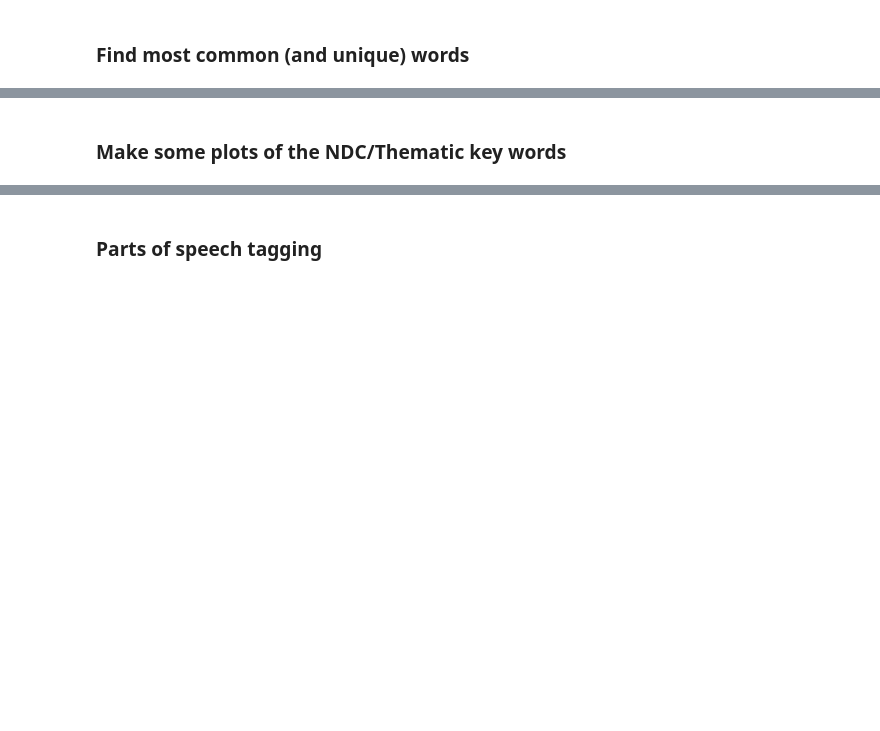
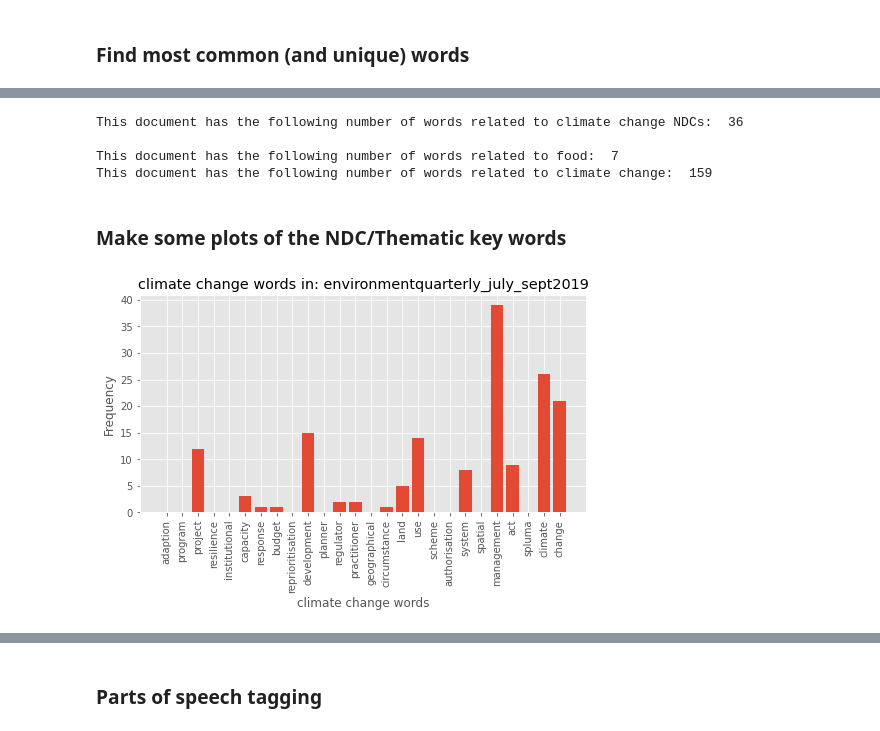
Before and after one commit to rsgier/Hack4Good-GIZ_policy, a Jupyter notebook: code/GIZ Data Exploration.ipynb, the cells around one changed output, grey strips where cells are left out. Drawn from its saved outputs; the diff is of its cells as text; code cells hidden in the pictures; blank space fills up the shorter version.

Commit message:
modify keyword inputs from json

```diff
--- a/code/GIZ Data Exploration.ipynb
+++ b/code/GIZ Data Exploration.ipynb
@@ -170,3 +196,5 @@ keywords_SA_dict = None
 with open(json_keywords_SA_file, 'r') as f:
     keywords_SA_dict = json.load(f)
 keywords_SA_dict
+
+ndc_dict = make_filtered_tokens_from_ndc(keywords_SA_dict)
@@ -187,7 +238,7 @@ doc_path = policy_doc_df.loc[doc_name]['policy_doc_paths']
 
 #can also simply specify the first or whichever document in the list by order:
 #(this will be helpful for future versions that involve more interrating over different documents)
-i=40
+i=53
 doc_name = policy_doc_df.iloc[i]['policy_doc_name_clean']
 doc_path = policy_doc_df.iloc[i]['policy_doc_paths']
 print(doc_name, doc_path)
@@ -232,8 +322,44 @@ for word in food:
     food_scores.append(word_freq[word])
 print("This document has the following number of words related to food: ",
       sum(food_scores))
+
+nap_scores = []
+for word in ndc_dict['climate change']:
+    #print(word, word_freq[word])
+    nap_scores.append(word_freq[word])
+print("This document has the following number of words related to climate change: ",
+      sum(nap_scores))
+# %% [output]
+This document has the following number of words related to climate change NDCs:  36
+
+This document has the following number of words related to food:  7
+This document has the following number of words related to climate change:  159
 # %% [markdown]
 ### Make some plots of the NDC/Thematic key words
+# %%
+ndc_dict.keys()
+
+graphs_folder = '../../outputs/test_plots/bar_charts/'
+
+import matplotlib.pyplot as plt
+plt.style.use('ggplot')
+
+x = ndc_dict['climate change']
+y = nap_scores
+x_pos = [i for i, _ in enumerate(x)]
+
+plt.rcParams["figure.figsize"] = (8,4)
+plt.bar(x, y)
+plt.xlabel("climate change words")
+plt.ylabel("Frequency")
+title = ("climate change words in: %s" % (doc_name))
+plt.title(title)
+plt.xticks(x_pos, x, rotation=90)
+plt.savefig((graphs_folder + 'bar_chart_%s.pdf' % (title)),
+            bbox_inches='tight')
+plt.show()
+# %% [output]
+[figure, added]
 # %%
 #just to test - need to modularise/make more reproducible and tailor output to be useful across documents
 #could also link this back to the df of the documents to output a table with some summary metrics for keywords
```
Also changed, not shown: parts of 14 cells of this notebook.
